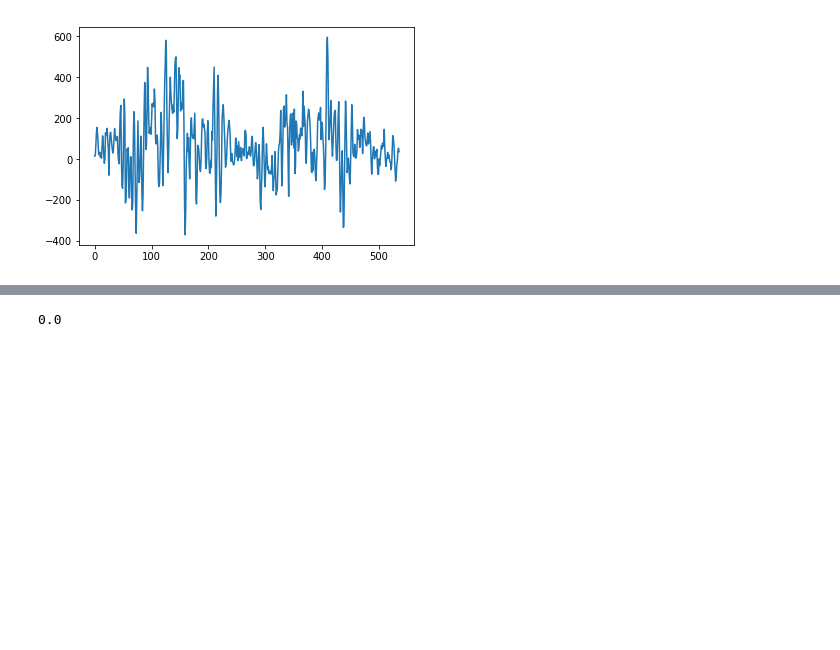
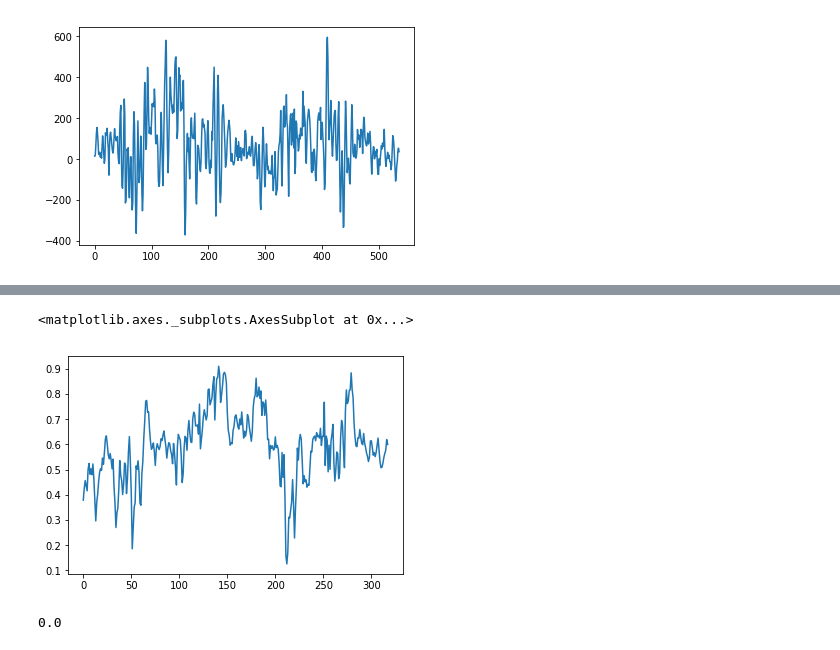
Before and after one commit to antoniomuso/PeterPen, a Jupyter notebook: data_processing/Untitled.ipynb, the cells around one changed output, grey strips where cells are left out. Drawn from its saved outputs; the diff is of its cells as text; code cells hidden in the pictures; blank space fills up the shorter version.

```diff
--- a/data_processing/Untitled.ipynb
+++ b/data_processing/Untitled.ipynb
@@ -66,3 +94,8 @@ DTWDistance(data_frame1.AcX, data_frame2.AcX)
+# %%
+data_frame3.AcY.plot.line()
+# %% [output]
+<matplotlib.axes._subplots.AxesSubplot at 0x...>
+[figure, added]
 # %%
 DTWDistance(data_frame.AcX, data_frame.AcX)
 # %% [output]
```
Also changed, not shown: parts of 7 cells of this notebook.
